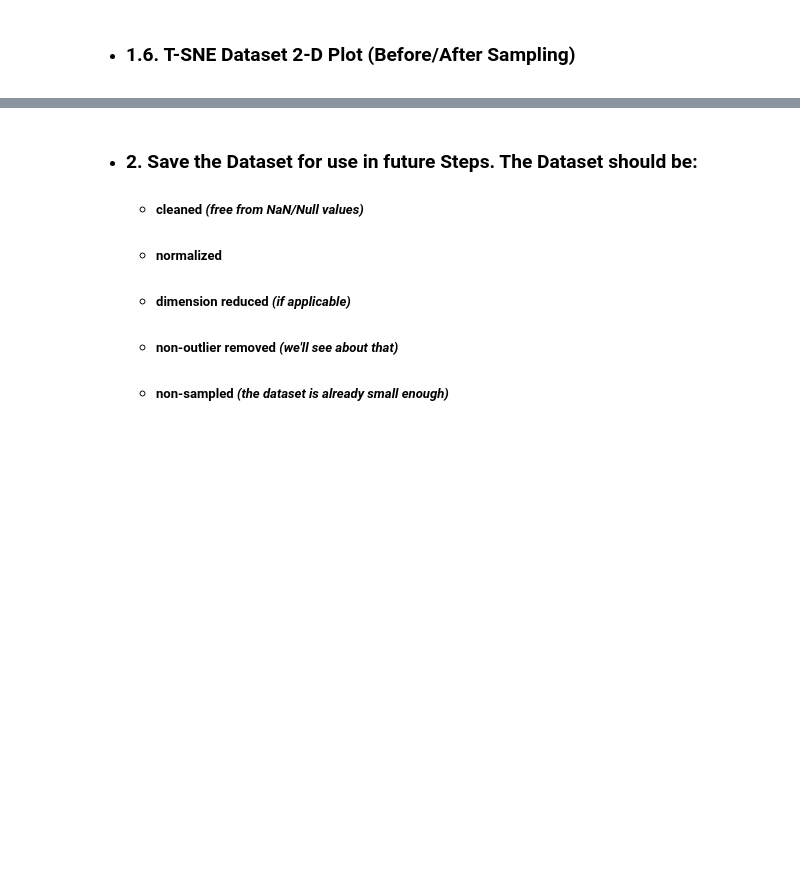
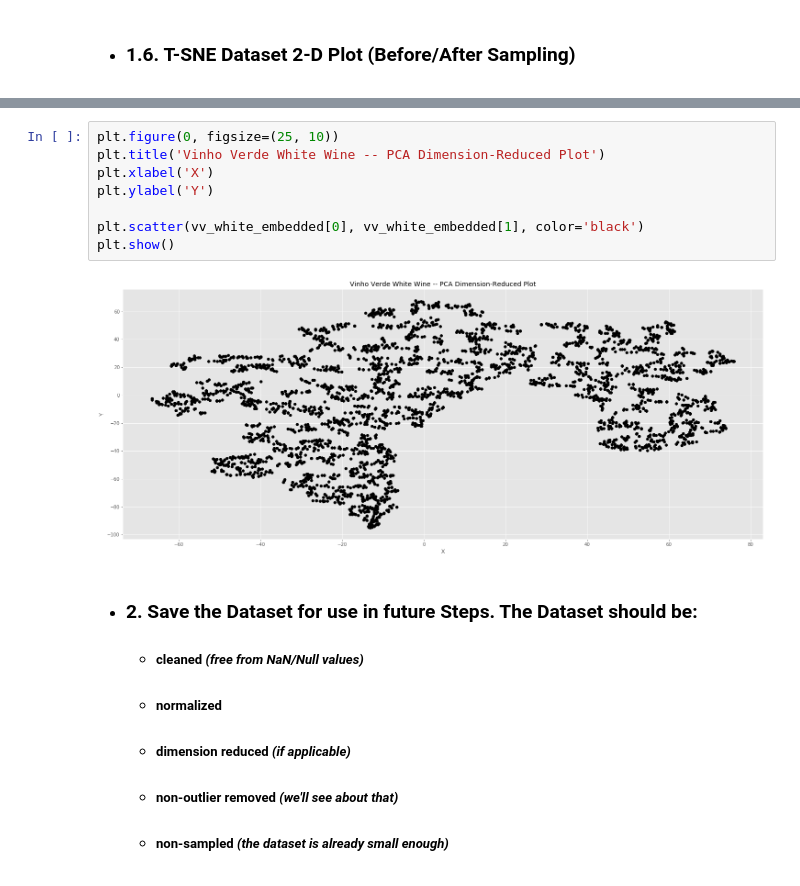
Before and after one commit to Insert-Generic-Name-Here/wine-dataset-classification, a Jupyter notebook: 1-preprocessing.ipynb, the cells around one changed output, grey strips where cells are left out. Drawn from its saved outputs; the diff is of its cells as text; blank space fills up the shorter version.

```diff
--- a/1-preprocessing.ipynb
+++ b/1-preprocessing.ipynb
@@ -327,3 +419,13 @@ from matplotlib import style;  style.use('ggplot')
+# %%
+plt.figure(0, figsize=(25, 10))
+plt.title('Vinho Verde White Wine -- PCA Dimension-Reduced Plot')
+plt.xlabel('X')
+plt.ylabel('Y')
+
+plt.scatter(vv_white_embedded[0], vv_white_embedded[1], color='black')
+plt.show()
+# %% [output]
+[figure, added]
 # %% [markdown]
 * ### 2. Save the Dataset for use in future Steps. The Dataset should be:
   * ##### cleaned *(free from NaN/Null values)*
```
Also changed, not shown: parts of 35 cells of this notebook.
